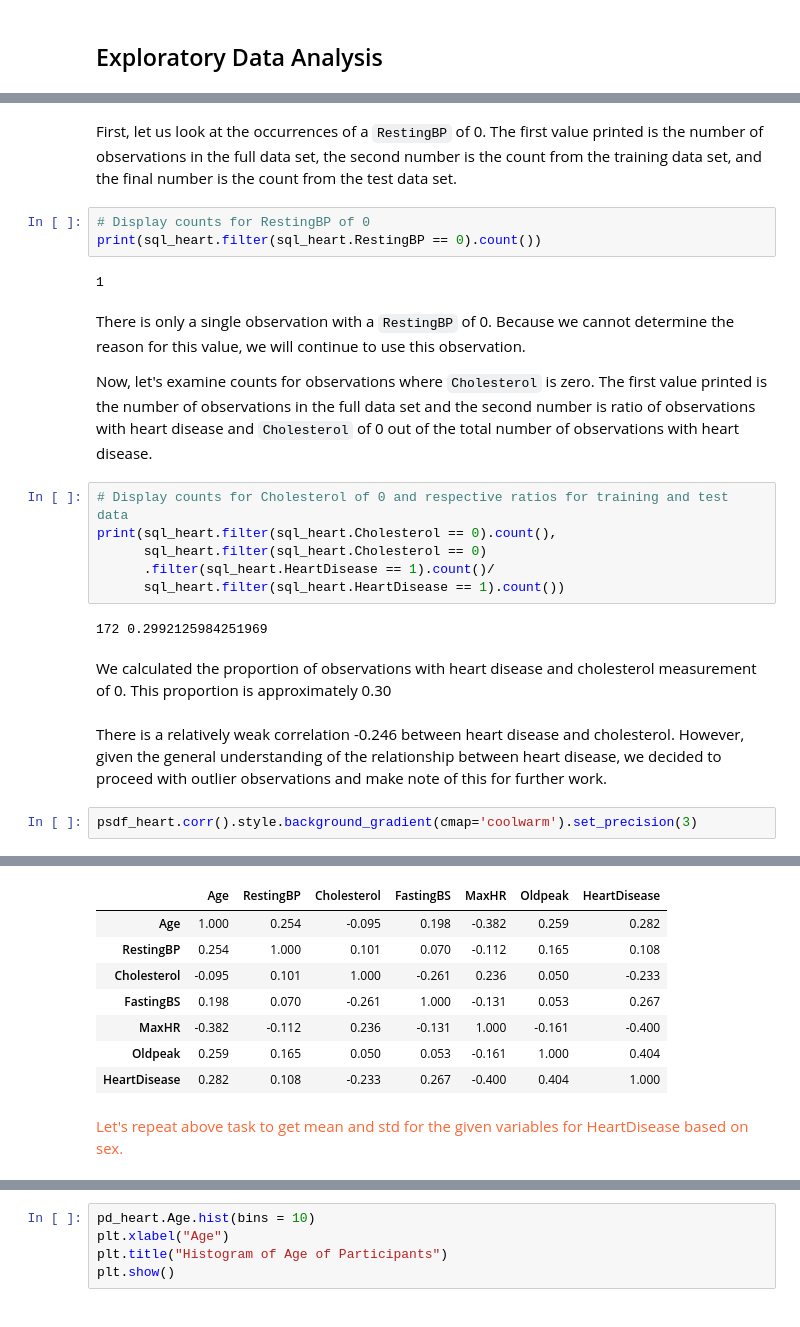
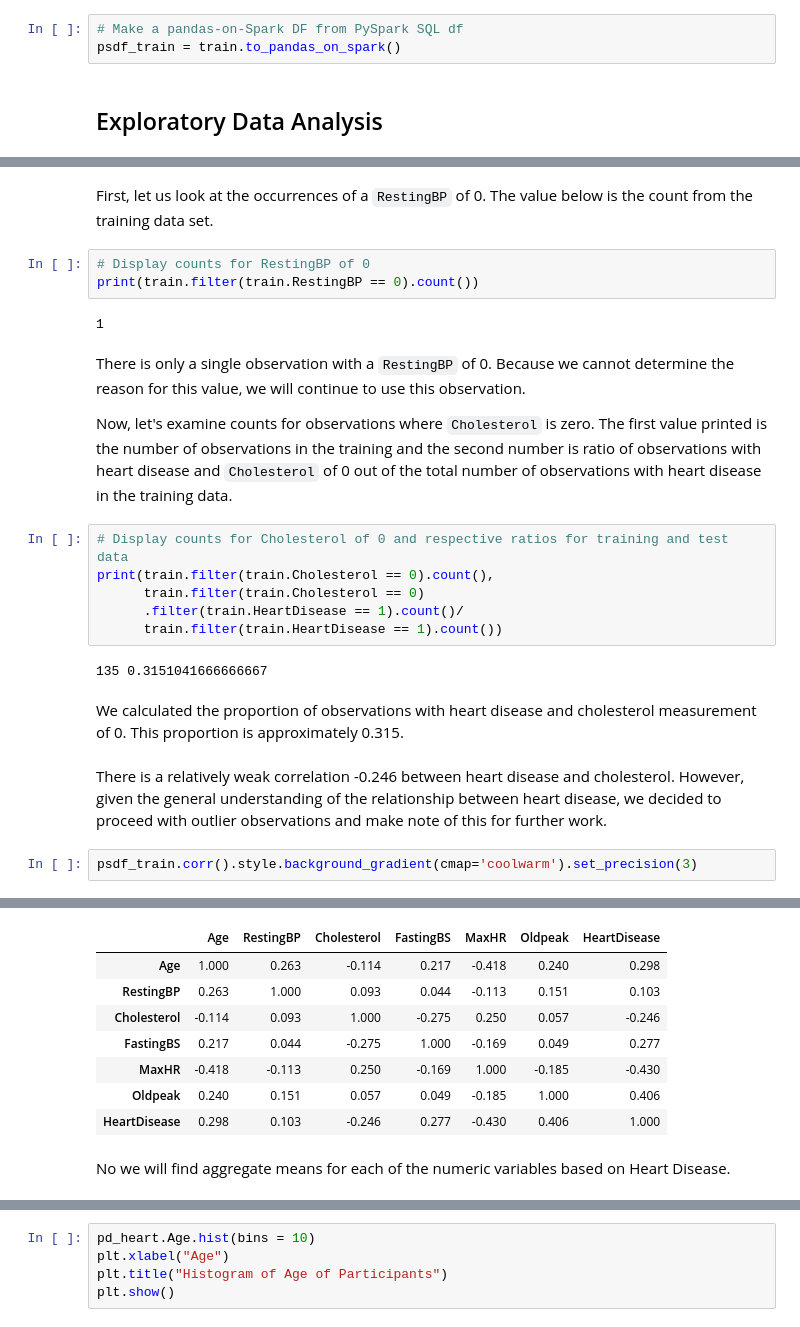
Before and after one commit to akoncsugit/HeartFailure, a Jupyter notebook: FinalProject.ipynb, the cells around one changed output, grey strips where cells are left out. Cells and saved outputs as stored; diff of their text form.

```diff
--- a/FinalProject.ipynb
+++ b/FinalProject.ipynb
@@ -173,2 +150,5 @@ spark = SparkSession.builder.config("spark.debug.maxToStringFields", "100").getO
+# %%
+# Make a pandas-on-Spark DF from PySpark SQL df
+psdf_train = train.to_pandas_on_spark()
 # %% [markdown]
 ## Exploratory Data Analysis
@@ -193,28 +173,28 @@ From the summary table above, it is evident that there are potential outliers fo
 
 To assess the proportion of observations with either `Cholesterol` of 0 or `RestingBP` we obtained counts by filtering the `SPARK SQL` dataset accordingly.
 # %% [markdown]
-First, let us look at the occurrences of a `RestingBP` of 0. The first value printed is the number of observations in the full data set, the second number is the count from the training data set, and the final number is the count from the test data set.
+First, let us look at the occurrences of a `RestingBP` of 0. The value below is the count from the training data set.
 # %%
 # Display counts for RestingBP of 0
-print(sql_heart.filter(sql_heart.RestingBP == 0).count())
+print(train.filter(train.RestingBP == 0).count())
 # %% [output]
 1
 # %% [markdown]
 There is only a single observation with a `RestingBP` of 0. Because we cannot determine the reason for this value, we will continue to use this observation.
 
-Now, let's examine counts for observations where `Cholesterol` is zero. The first value printed is the number of observations in the full data set and the second number is ratio of observations with heart disease and `Cholesterol` of 0 out of the total number of observations with heart disease.
+Now, let's examine counts for observations where `Cholesterol` is zero. The first value printed is the number of observations in the training and the second number is ratio of observations with heart disease and `Cholesterol` of 0 out of the total number of observations with heart disease in the training data.
 # %%
 # Display counts for Cholesterol of 0 and respective ratios for training and test data
-print(sql_heart.filter(sql_heart.Cholesterol == 0).count(),
-      sql_heart.filter(sql_heart.Cholesterol == 0)
-      .filter(sql_heart.HeartDisease == 1).count()/
-      sql_heart.filter(sql_heart.HeartDisease == 1).count())
+print(train.filter(train.Cholesterol == 0).count(),
+      train.filter(train.Cholesterol == 0)
+      .filter(train.HeartDisease == 1).count()/
+      train.filter(train.HeartDisease == 1).count())
 # %% [output]
-172 0.2992125984251969
+135 0.3151041666666667
 # %% [markdown]
-We calculated the proportion of observations with heart disease and cholesterol measurement of 0. This proportion is approximately 0.30
+We calculated the proportion of observations with heart disease and cholesterol measurement of 0. This proportion is approximately 0.315.
 # %% [markdown]
 There is a relatively weak correlation -0.246 between heart disease and cholesterol. However, given the general understanding of the relationship between heart disease, we decided to proceed with outlier observations and make note of this for further work.
 # %%
-psdf_heart.corr().style.background_gradient(cmap='coolwarm').set_precision(3)
+psdf_train.corr().style.background_gradient(cmap='coolwarm').set_precision(3)
 # %% [output]
@@ -221,11 +203,11 @@ psdf_heart.corr().style.background_gradient(cmap='coolwarm').set_precision(3)
 |  | Age | RestingBP | Cholesterol | FastingBS | MaxHR | Oldpeak | HeartDisease |
-| Age | 1.000 | 0.254 | -0.095 | 0.198 | -0.382 | 0.259 | 0.282 |
-| RestingBP | 0.254 | 1.000 | 0.101 | 0.070 | -0.112 | 0.165 | 0.108 |
-| Cholesterol | -0.095 | 0.101 | 1.000 | -0.261 | 0.236 | 0.050 | -0.233 |
-| FastingBS | 0.198 | 0.070 | -0.261 | 1.000 | -0.131 | 0.053 | 0.267 |
-| MaxHR | -0.382 | -0.112 | 0.236 | -0.131 | 1.000 | -0.161 | -0.400 |
-| Oldpeak | 0.259 | 0.165 | 0.050 | 0.053 | -0.161 | 1.000 | 0.404 |
-| HeartDisease | 0.282 | 0.108 | -0.233 | 0.267 | -0.400 | 0.404 | 1.000 |
+| Age | 1.000 | 0.263 | -0.114 | 0.217 | -0.418 | 0.240 | 0.298 |
+| RestingBP | 0.263 | 1.000 | 0.093 | 0.044 | -0.113 | 0.151 | 0.103 |
+| Cholesterol | -0.114 | 0.093 | 1.000 | -0.275 | 0.250 | 0.057 | -0.246 |
+| FastingBS | 0.217 | 0.044 | -0.275 | 1.000 | -0.169 | 0.049 | 0.277 |
+| MaxHR | -0.418 | -0.113 | 0.250 | -0.169 | 1.000 | -0.185 | -0.430 |
+| Oldpeak | 0.240 | 0.151 | 0.057 | 0.049 | -0.185 | 1.000 | 0.406 |
+| HeartDisease | 0.298 | 0.103 | -0.246 | 0.277 | -0.430 | 0.406 | 1.000 |
-# %% [markdown]
-<p  style="color:#ff6633;"> Let's repeat above task to get mean and std for the given variables for HeartDisease based on sex. </p>
+# %% [markdown]
+No we will find aggregate means for each of the numeric variables based on Heart Disease.
 # %%
```
Also changed, not shown: parts of 20 cells of this notebook.
